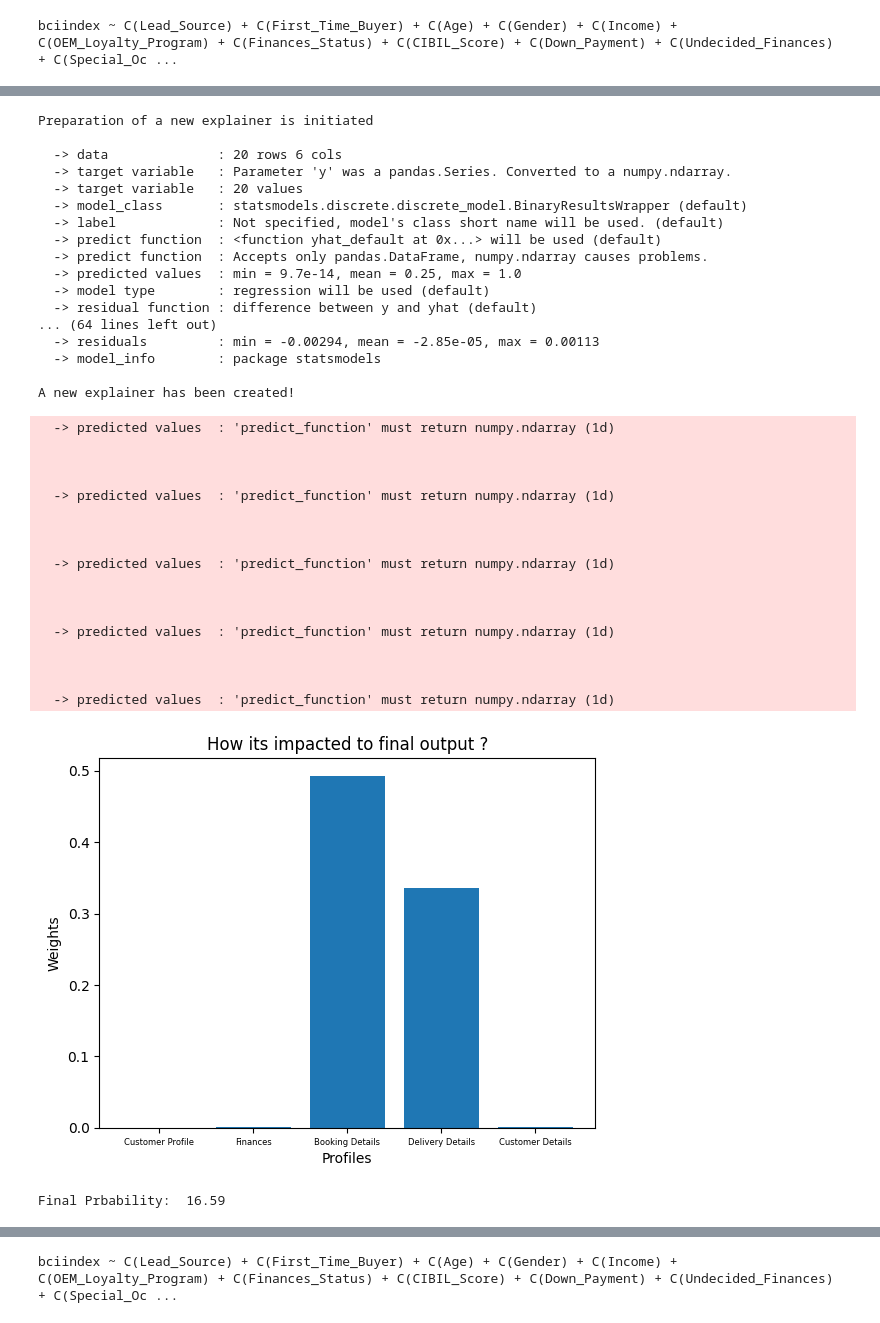
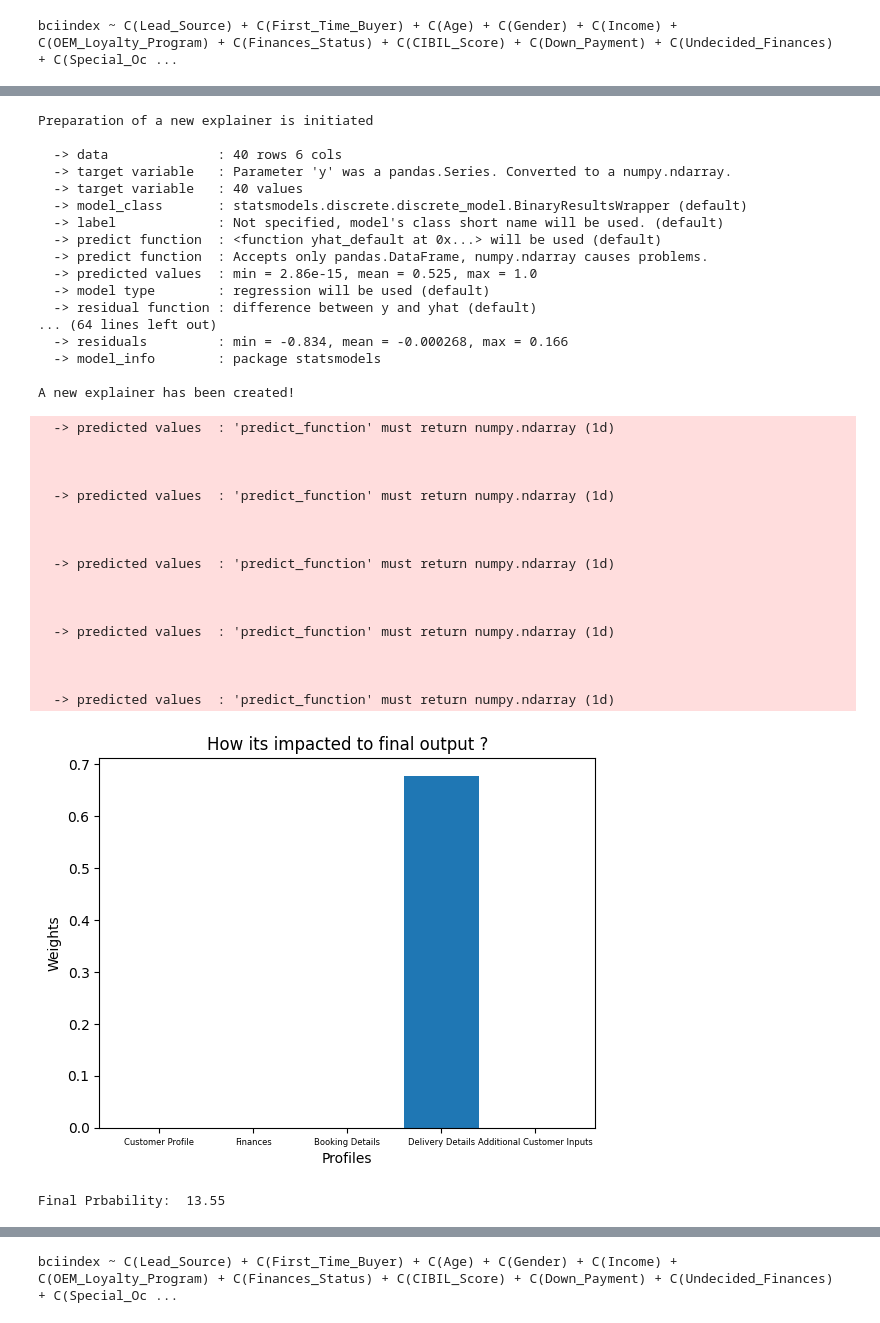
Before and after one commit to mukulkathuria/temp-analyseBCI, a Jupyter notebook: bcianalysisnew.ipynb, the cells around one changed output, grey strips where cells are left out. Saved outputs shown, nothing was run; the diff lists cells and outputs as text; code cells hidden in the pictures.

```diff
--- a/bcianalysisnew.ipynb
+++ b/bcianalysisnew.ipynb
@@ -51,7 +51,7 @@ def addTargetValue(row):
     for i in range(len(bci_rules)):
         if evaluate_condition(row[bci_rules[i]['value']], bci_rules[i]["condition"]):
             counts += 1
-    if counts >= 10:
+    if counts >= 11:
         return 1
     return 0
 
@@ -72,6 +72,8 @@ Name: bciindex, dtype: int64
 # %%
 def checkRows(row):
     row['Booking_Lead_Time'] = int(row['Booking_Lead_Time'].replace(' days', ''))
+    row['Down_Payment'] = 'LOW' if row['Down_Payment'] <= 100000 else 'HIGH'
+    row['CIBIL_Score'] = 'LOW' if row['CIBIL_Score'] < 650 else 'HIGH'
     row['Add_Ons'] = len(row['Add_Ons'].replace(' ', '').split(';'))
     return row
 
@@ -138,7 +140,7 @@ df.describe()
 # print(f"T-statistic: {t_statistic}, P-value: {p_value}")
 # %%
 # Drop Unwanted
-unwanted_columns = ['Lead_ID', 'Booking_ID', 'Customer name', 'Location']
+unwanted_columns = ['Lead_ID', 'Booking_ID', 'Customer name', 'Location', 'Cancellation_Probability', 'Vehicle_Type', 'Test_Drive_Status', 'Preferred_Delivery_Time']
 df = df.drop(unwanted_columns, axis=1)
 # %%
 df_filtered = df.select_dtypes(exclude=['int64', 'float64', 'datetime64[ns]'])
@@ -277,8 +280,8 @@ A new explainer has been created!
 df_customer_formula = "bciindex ~ C(Lead_Source) + C(First_Time_Buyer) + C(Age) + C(Gender) + C(Income) + C(OEM_Loyalty_Program)"
 df_finances_formula = "bciindex ~ C(Finances_Status) + C(CIBIL_Score) + C(Down_Payment) + C(Undecided_Finances)"
 df_bookingdetails_formula = "bciindex ~ C(Special_Occasions) + C(Booking_Lead_Time) + C(Needs_Match) + C(Add_Ons)"
-df_deliverydetails_formula = "bciindex ~ C(Dealership_Engagement) + C(Experience_With_Sales_Rep) + C(Companion_Feedback) + C(Stock_Status) + C(Delivery_Date_Status)"
-df_customerexperience_formula = "bciindex ~ C(Competitive_Factors) + C(External_Factors) + C(Customer_Satisfaction_Score) + C(Cancellation_Probability) + C(Vehicle_Type) + C(Test_Drive_Status) + C(Preferred_Delivery_Time)"
+df_deliverydetails_formula = "bciindex ~ C(Stock_Status) + C(Delivery_Date_Status)"
+df_customerexperience_formula = "bciindex ~ C(Competitive_Factors) + C(External_Factors) + C(Customer_Satisfaction_Score) + C(Dealership_Engagement) + C(Companion_Feedback)"
 # %%
 df_customermodel = sm.Logit.from_formula(df_customer_formula , df).fit(method='cg', skip_hessian=False)
 df_financesmodel = sm.Logit.from_formula(df_finances_formula , df).fit(method='cg', skip_hessian=False)
@@ -500,18 +516,18 @@ exp5 = dx.Explainer(df_customerexperiencemodel, df_customerexperience, y)
 # %% [output]
 Preparation of a new explainer is initiated
 
-  -> data              : 20 rows 6 cols
+  -> data              : 40 rows 6 cols
   -> target variable   : Parameter 'y' was a pandas.Series. Converted to a numpy.ndarray.
-  -> target variable   : 20 values
+  -> target variable   : 40 values
   -> model_class       : statsmodels.discrete.discrete_model.BinaryResultsWrapper (default)
   -> label             : Not specified, model's class short name will be used. (default)
   -> predict function  : <function yhat_default at 0x...> will be used (default)
   -> predict function  : Accepts only pandas.DataFrame, numpy.ndarray causes problems.
-  -> predicted values  : min = 9.7e-14, mean = 0.25, max = 1.0
+  -> predicted values  : min = 2.86e-15, mean = 0.525, max = 1.0
   -> model type        : regression will be used (default)
   -> residual function : difference between y and yhat (default)
 ... (64 lines left out)
-  -> residuals         : min = -0.00294, mean = -2.85e-05, max = 0.00113
+  -> residuals         : min = -0.834, mean = -0.000268, max = 0.166
   -> model_info        : package statsmodels
 
 A new explainer has been created!
@@ -551,37 +567,37 @@ def getValuesofCustomer(person):
 
     breakdown = exp3.predict_parts(to_predicted[df_Bookingdetails.columns], type='break_down', label='Booking Details')
     breakdown.plot(title=person)
 
     model4values = to_predicted[df_deliveryDetails.columns]
 
     breakdown = exp4.predict_parts(to_predicted[df_deliveryDetails.columns], type='break_down', label='Delivery Details')
     breakdown.plot(title=person)
 
     model5values = to_predicted[df_customerexperience.columns]
 
-    breakdown = exp5.predict_parts(to_predicted[df_customerexperience.columns], type='break_down', label='Customer Details')
+    breakdown = exp5.predict_parts(to_predicted[df_customerexperience.columns], type='break_down', label='Additional Customer Details')
     breakdown.plot(title=person)
 
     model1_predicted = df_customermodel.predict(model1values).to_numpy()[0]
     model2_predicted = df_financesmodel.predict(model2values).to_numpy()[0]
     model3_predicted = df_bookingdetailsmodel.predict(model3values).to_numpy()[0]
     model4_predicted = df_deliverydetailsmodel.predict(model4values).to_numpy()[0]
     model5_predicted = df_customerexperiencemodel.predict(model5values).to_numpy()[0]
     finalresult  = model1_predicted + model2_predicted + model3_predicted + model4_predicted + model5_predicted
-    bar_labels = ['Customer Profile', 'Finances', 'Booking Details', 'Delivery Details','Customer Details']
+    bar_labels = ['Customer Profile', 'Finances', 'Booking Details', 'Delivery Details','Additional Customer Inputs']
     bar_values = [model1_predicted,model2_predicted,model3_predicted,model4_predicted,model5_predicted]
     plt.bar(bar_labels, bar_values)
     plt.title('How its impacted to final output ?')
     plt.xlabel('Profiles')
     plt.ylabel('Weights')
     plt.xticks(fontsize=6)
     plt.show()
     return round((finalresult * 100) / 5,2)
 
 print("Final Prbability: ", getValuesofCustomer('Ramesh Choudhary'))
 # %% [output]
-[figure, old version]
+[figure, new version]
-Final Prbability:  16.59
+Final Prbability:  13.55
 # %%
 print("Final Prbability: ", getValuesofCustomer('Rahul Desai'))
 # %% [output]
```
Also changed, not shown: parts of 21 cells of this notebook, 8 other files.
